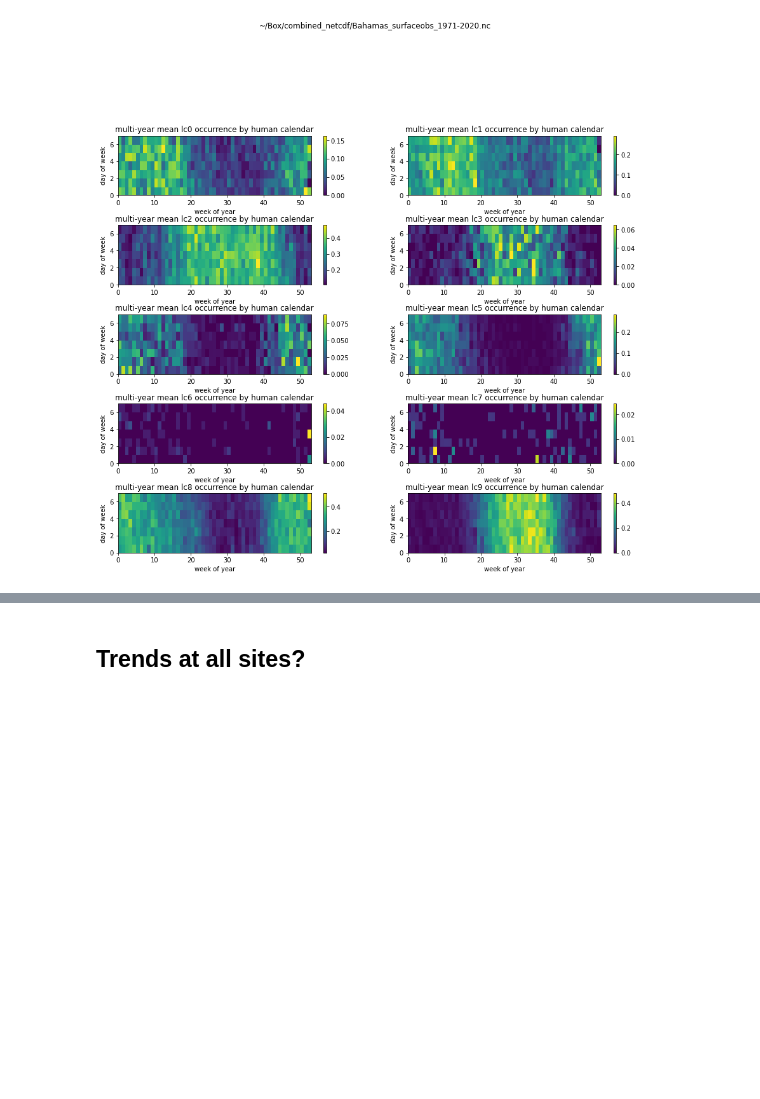
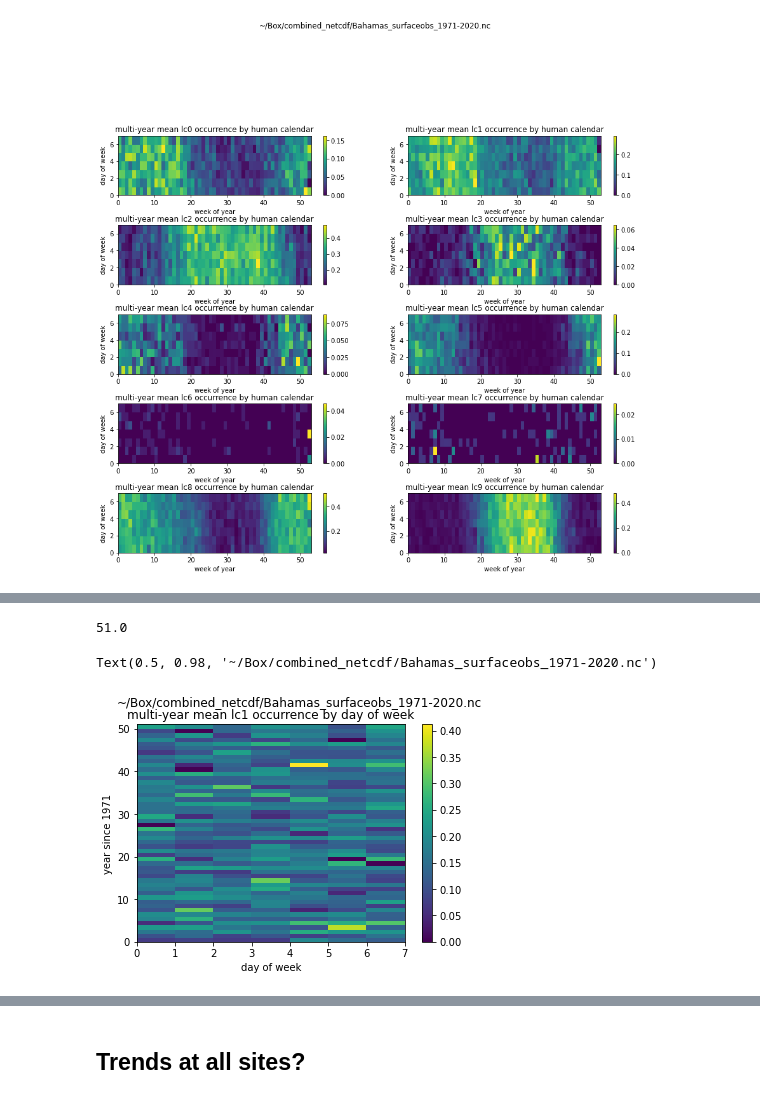
Before and after one commit to MPOcanes/MPO624_2022, a Jupyter notebook: Notebooks/Clouds_surfaceobs.ipynb, the cells around one changed output, grey strips where cells are left out. Saved outputs shown, nothing was run; the diff lists cells and outputs as text; code cells hidden in the pictures; blank space fills up the shorter version.

```diff
--- a/Notebooks/Clouds_surfaceobs.ipynb
+++ b/Notebooks/Clouds_surfaceobs.ipynb
@@ -169,0 +172,3 @@ Text(0.5, 0.98, '~/Box/combined_netcdf/Bahamas_surfaceobs_1971-2020.nc')
+# %%
+dow_by_year = sc.groupby([(sc.index.day_of_week),(sc.index.year)]).mean()
+dow_by_year.lc1
@@ -169,0 +189,13 @@ Text(0.5, 0.98, '~/Box/combined_netcdf/Bahamas_surfaceobs_1971-2020.nc')
+# %%
+len(dow_by_year)/7
+# %% [output]
+51.0
+# %%
+plt.pcolor(dow_by_year.lc1.values.reshape(51,7))
+plt.colorbar()
+plt.ylabel('year since 1971'); plt.xlabel('day of week')
+plt.title('multi-year mean lc1 occurrence by day of week')
+plt.suptitle(filename)
+# %% [output]
+Text(0.5, 0.98, '~/Box/combined_netcdf/Bahamas_surfaceobs_1971-2020.nc')
+[figure, added]
```
Also changed, not shown: parts of 3 cells of this notebook.
